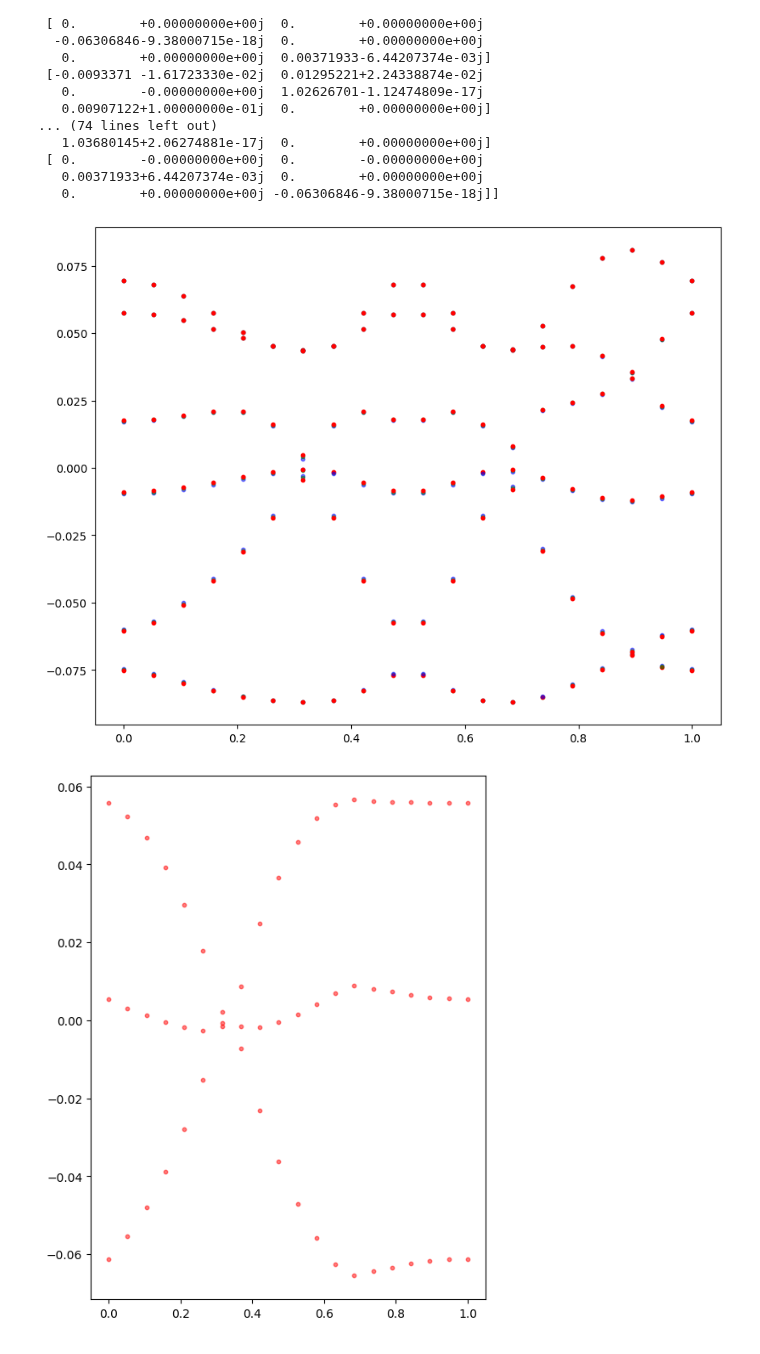
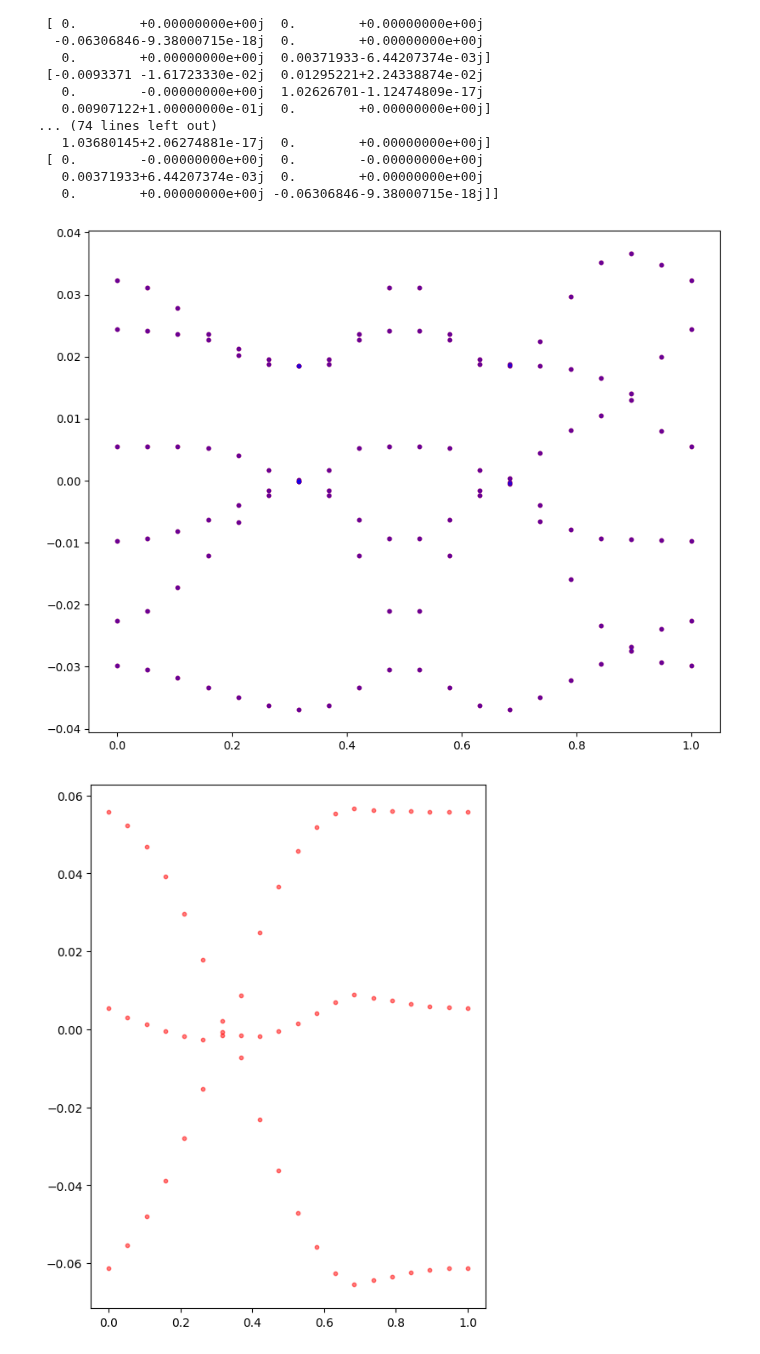
Before and after one commit to ChriGomm/master, a Jupyter notebook: numerics/dip_dip.ipynb, the cells around one changed output. Cells and saved outputs as stored; diff of their text form; code cells hidden in the pictures.

Commit message:
worked on the cylindric BC for the extended grid method

```diff
--- a/numerics/dip_dip.ipynb
+++ b/numerics/dip_dip.ipynb
@@ -982,49 +1076,51 @@ eigs = np.zeros((len(t), 6), dtype=complex)
 for i in range(len(t)):
     k = k_course(t[i])
     grid_for_dmat = 30
-    dmat4 = D_mat(k,bare_interaction_coulomb,no_onsite_interaction,40)
-    dmat5 = D_mat(k,bare_interaction_coulomb,no_onsite_interaction,60)
-    dmat6 = D_mat(k,bare_interaction_coulomb,no_onsite_interaction,100)
+    dmat1 = extended_ABgrid_mat(k,bare_interaction_coulomb,no_onsite_interaction,5)#extended_grid_mat(k,bare_interaction_coulomb,no_onsite_interaction,grid_size,np.sqrt(3)*3)
+    eigenvals6, eigvecs1 = np.linalg.eig(dmat1)
+    # dmat4 = D_mat(k,bare_interaction_coulomb,no_onsite_interaction,40)
+    # dmat5 = D_mat(k,bare_interaction_coulomb,no_onsite_interaction,60)
+    # dmat6 = D_mat(k,bare_interaction_coulomb,no_onsite_interaction,100)
     # dmat4 = D_mat(k,bare_interaction_coulomb,bare_interaction_coulomb_onsite,60)
     # dmat1 = np.zeros((3,3),dtype=complex)
     # dmat5 = np.zeros((3,3),dtype=complex)
     # dmat6 = np.zeros((3,3),dtype=complex)
     # for h in range(3):
     #     for l in range(3):
     #         # dmat1[h,l] = dmat[h,l]+ dmat[h+3,l] +dmat[h,l+3] + dmat[h+3,l+3]
     #         # dmat5[h,l] = dmat3[h,l]+ dmat3[h+3,l] +dmat3[h,l+3] + dmat3[h+3,l+3]
     #         dmat6[h,l] = dmat4[h,l]+ dmat4[h+3,l] +dmat4[h,l+3] + dmat4[h+3,l+3]
     # eigenvals1, eigvecs1 = np.linalg.eig(dmat1)
 
-    eigenvals4, eigvecs2 = np.linalg.eig(dmat4)
+    # eigenvals4, eigvecs2 = np.linalg.eig(dmat4)
 
-    eigenvals6, eigvecs4 = np.linalg.eig(dmat6)
-    eigenvals5, eigvecs5 = np.linalg.eig(dmat5)
-    eigs[i] = eigenvals4
+    # eigenvals6, eigvecs4 = np.linalg.eig(dmat6)
+    # eigenvals5, eigvecs5 = np.linalg.eig(dmat5)/np.max(eigenvals6)*np.max(eigenvals4)
+    eigs[i] = eigenvals6
 
     for index in range(len(eigenvals6)):
         indi = index
-        ax[indi].scatter(t[i],eigenvals4[index],color='blue', s=10, alpha=0.5)
-        ax[indi].scatter(t[i],eigenvals5[index]/np.max(eigenvals5)*np.max(eigenvals4),color='green', s=10, alpha=0.5)
-        ax[indi].scatter(t[i],eigenvals6[index]/np.max(eigenvals6)*np.max(eigenvals4),color='red', s=10)
+        # ax[indi].scatter(t[i],eigenvals4[index],color='blue', s=10, alpha=0.5)
+        # ax[indi].scatter(t[i],eigenvals5[index]/np.max(eigenvals5)*np.max(eigenvals4),color='green', s=10, alpha=0.5)
+        ax[indi].scatter(t[i],eigenvals6[index],color='red', s=10)
         # ax[index].scatter(t[i],eigenvals6[index],color='0',s=10)
 
 
 
-# for i in range(eigvals3.shape[0]):
-#     eigen = sorted(eigvals2[i])[::-1]
-#     for j in range(eigvals2.shape[1]):
+for i in range(eigvals2.shape[0]):
+    eigen = sorted(eigvals2[i])[::-1]
+    for j in range(eigvals2.shape[1]):
 
-#         ax[1].scatter(t[i]+0.02,eigvals2[i,j]*np.max(eigs[i])/np.max(eigen),color='blue', s=10, alpha=0.5)
+        ax[1].scatter(t[i]+0.02,eigvals2[i,j]*np.max(eigs[i])/np.max(eigen),color='blue', s=10, alpha=0.5)
 #         ax[j].scatter(t[i]+0.02,eigvals3[i,j]*np.max(eigs[i])/np.max(eigvals3[i]),color='green', s=10, alpha=0.5)
 #         ax[1].scatter(t[i]+0.02,eigvals4[i,j]*np.max(eigs[i])/np.max(eigvals4[i]),color='red', s=10)
         # ax[j].scatter(t[i]+0.02,eigvals5[i,j]*np.max(eigs[i])/np.max(eigvals5[i]),color='red', s=10)
         # ax[j].scatter(t[i],eigen[j]*np.max(eigs[i])/np.max(eigen),color='red', s=10, alpha=0.5)
         # ax.scatter(t[i],eigvals4[i,j],color='0',s=10)
         # ax[j].scatter(t[i],eigs[i,j]/np.max(eigs[i])*np.max(eigvals2[i]),color='blue', s=10, alpha=0.5)
 plt.show()
 # %% [output]
-[figure, old version]
+[figure, new version]
 # %%
 fig, ax = plt.subplots(1,1,figsize=(6, 8))
 for i in range(eigvals2.shape[0]):
```
Also changed, not shown: parts of 7 cells of this notebook.
